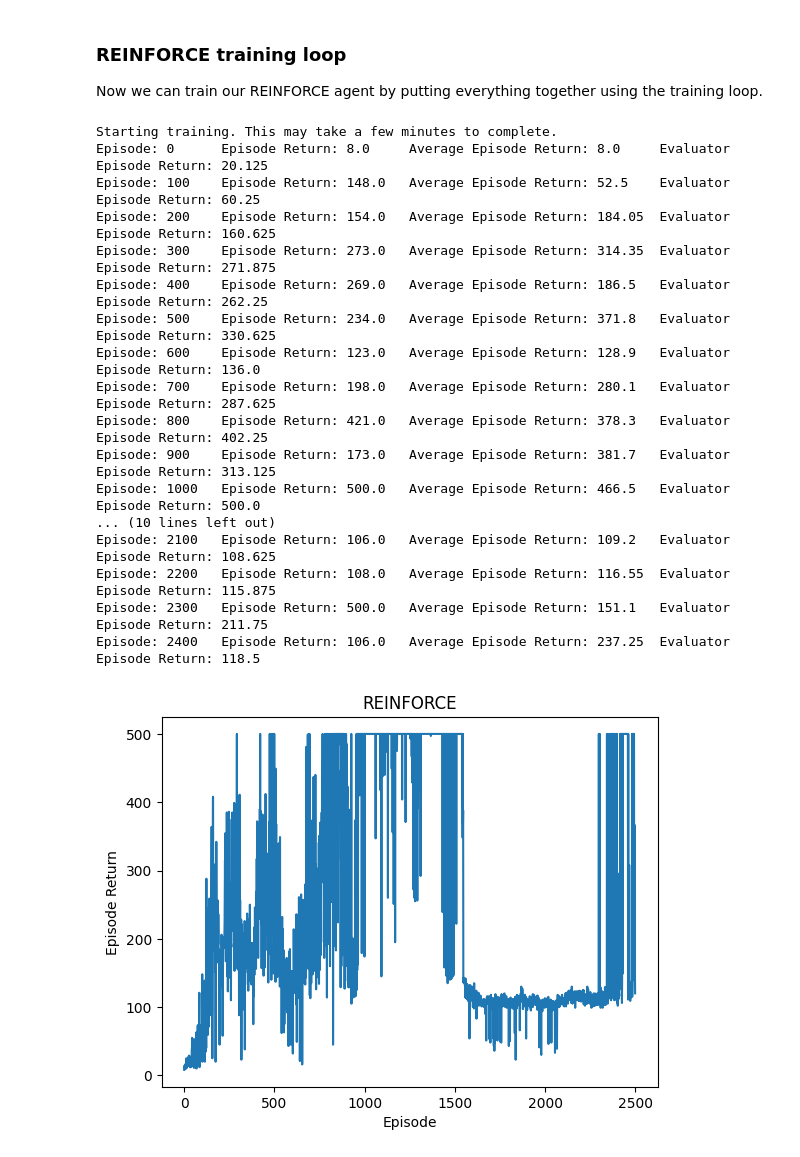
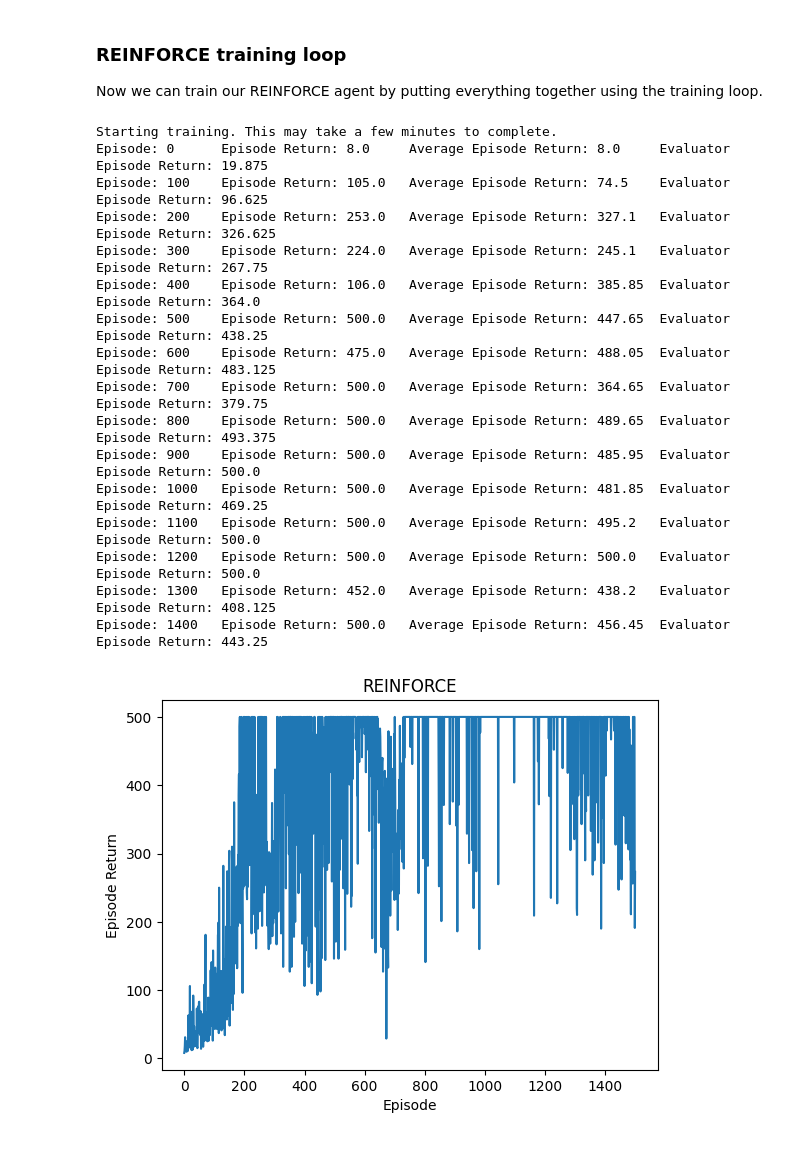
Before and after one commit to dagmaros27/AIMS_Notebooks, a Jupyter notebook: RL/REINFORCE.ipynb, the cells around one changed output. Cells and saved outputs as stored; diff of their text form; code cells hidden in the pictures.

```diff
--- a/RL/REINFORCE.ipynb
+++ b/RL/REINFORCE.ipynb
@@ -247,7 +247,7 @@ class EpisodeReturnsBuffer:
 
 
 # Instantiate Memory
-REINFORCE_memory = EpisodeReturnsBuffer(num_transitions_to_store=512, batch_size=256)
+REINFORCE_memory = EpisodeReturnsBuffer(num_transitions_to_store=1000, batch_size=256)
 # %% [markdown]
 ### **Policy neural network**
 Next, we will use a simple neural network to aproximate the policy. Our policy neural network will have an input layer that takes the observation as input and passes it through two hidden layers and then outputs one scalar value for each of the possible actions. So, in CartPole the output layer will have size `2`.
@@ -271,7 +271,7 @@ def make_policy_network(num_actions: int, layers=[20, 20]) -> hk.Transformed:
 Haiku networks have two important functions you need to know about. The first is the `network.init(<random_key>, <input>)`, which returns a set of random initial parameters. The second method is the `network.apply(<params>, <input>)` which passes an input through the network using the set of parameters provided.
 # %%
 # Example
-POLICY_NETWORK = make_policy_network(num_actions=num_actions, layers=[20,20])
+POLICY_NETWORK = make_policy_network(num_actions=num_actions, layers=[32, 32])
 random_key = jax.random.PRNGKey(42) # random key
 dummy_obs = np.ones(obs_shape, "float32")
 
@@ -410,7 +410,7 @@ Policy gradient loss on batch: 1.8622555
 
 To apply policy gradient updates to our neural network we will use a JAX library called [Optax](https://github.com/deepmind/optax). Optax has an implementation of the [Adam optimizer](https://www.geeksforgeeks.org/intuition-of-adam-optimizer/) which we can use.
 # %%
-REINFORCE_OPTIMIZER = optax.adam(1e-3)
+REINFORCE_OPTIMIZER = optax.adam(5e-4)
 
 # Initialise the optimiser
 REINFORCE_optim_state = REINFORCE_OPTIMIZER.init(REINFORCE_params)
@@ -612,47 +612,46 @@ REINFORCE_choose_action_jit = jax.jit(REINFORCE_choose_action)
 # %%
 # Initial learn state
 REINFORCE_learn_state = REINFORCELearnState(REINFORCE_optim_state)
 
 # Run training loop
 print("Starting training. This may take a few minutes to complete.")
 episode_returns, evaluator_returns = run_training_loop(
                                         env_name,
                                         REINFORCE_params,
                                         REINFORCE_choose_action_jit,
                                         None, # action state not used
                                         REINFORCE_learn_jit,
                                         REINFORCE_learn_state,
                                         REINFORCE_memory,
-                                        num_episodes=2500,
-                                        learn_steps_per_episode=2,
+                                        num_episodes=1500,
+                                        learn_steps_per_episode=3,
                                         video_subdir="reinforce"
                                       )
 
 # Plot the episode returns
 plt.plot(episode_returns)
 plt.xlabel("Episode")
 plt.ylabel("Episode Return")
 plt.title("REINFORCE")
 plt.show()
 # %% [output]
 Starting training. This may take a few minutes to complete.
-Episode: 0      Episode Return: 8.0     Average Episode Return: 8.0     Evaluator Episode Return: 20.125
-Episode: 100    Episode Return: 148.0   Average Episode Return: 52.5    Evaluator Episode Return: 60.25
-Episode: 200    Episode Return: 154.0   Average Episode Return: 184.05  Evaluator Episode Return: 160.625
-Episode: 300    Episode Return: 273.0   Average Episode Return: 314.35  Evaluator Episode Return: 271.875
-Episode: 400    Episode Return: 269.0   Average Episode Return: 186.5   Evaluator Episode Return: 262.25
-Episode: 500    Episode Return: 234.0   Average Episode Return: 371.8   Evaluator Episode Return: 330.625
-Episode: 600    Episode Return: 123.0   Average Episode Return: 128.9   Evaluator Episode Return: 136.0
-Episode: 700    Episode Return: 198.0   Average Episode Return: 280.1   Evaluator Episode Return: 287.625
-Episode: 800    Episode Return: 421.0   Average Episode Return: 378.3   Evaluator Episode Return: 402.25
-Episode: 900    Episode Return: 173.0   Average Episode Return: 381.7   Evaluator Episode Return: 313.125
-Episode: 1000   Episode Return: 500.0   Average Episode Return: 466.5   Evaluator Episode Return: 500.0
-... (10 lines left out)
-Episode: 2100   Episode Return: 106.0   Average Episode Return: 109.2   Evaluator Episode Return: 108.625
-Episode: 2200   Episode Return: 108.0   Average Episode Return: 116.55  Evaluator Episode Return: 115.875
-Episode: 2300   Episode Return: 500.0   Average Episode Return: 151.1   Evaluator Episode Return: 211.75
-Episode: 2400   Episode Return: 106.0   Average Episode Return: 237.25  Evaluator Episode Return: 118.5
+Episode: 0      Episode Return: 8.0     Average Episode Return: 8.0     Evaluator Episode Return: 19.875
+Episode: 100    Episode Return: 105.0   Average Episode Return: 74.5    Evaluator Episode Return: 96.625
+Episode: 200    Episode Return: 253.0   Average Episode Return: 327.1   Evaluator Episode Return: 326.625
+Episode: 300    Episode Return: 224.0   Average Episode Return: 245.1   Evaluator Episode Return: 267.75
+Episode: 400    Episode Return: 106.0   Average Episode Return: 385.85  Evaluator Episode Return: 364.0
+Episode: 500    Episode Return: 500.0   Average Episode Return: 447.65  Evaluator Episode Return: 438.25
+Episode: 600    Episode Return: 475.0   Average Episode Return: 488.05  Evaluator Episode Return: 483.125
+Episode: 700    Episode Return: 500.0   Average Episode Return: 364.65  Evaluator Episode Return: 379.75
+Episode: 800    Episode Return: 500.0   Average Episode Return: 489.65  Evaluator Episode Return: 493.375
+Episode: 900    Episode Return: 500.0   Average Episode Return: 485.95  Evaluator Episode Return: 500.0
+Episode: 1000   Episode Return: 500.0   Average Episode Return: 481.85  Evaluator Episode Return: 469.25
+Episode: 1100   Episode Return: 500.0   Average Episode Return: 495.2   Evaluator Episode Return: 500.0
+Episode: 1200   Episode Return: 500.0   Average Episode Return: 500.0   Evaluator Episode Return: 500.0
+Episode: 1300   Episode Return: 452.0   Average Episode Return: 438.2   Evaluator Episode Return: 408.125
+Episode: 1400   Episode Return: 500.0   Average Episode Return: 456.45  Evaluator Episode Return: 443.25
-[figure, old version]
+[figure, new version]
 # %%
 #@title Visualise Policy {display-mode: "form"}
 #@markdown Choose an episode number that is a multiple of 100, and **run this cell**.
```
Also changed, not shown: parts of 4 cells of this notebook.
